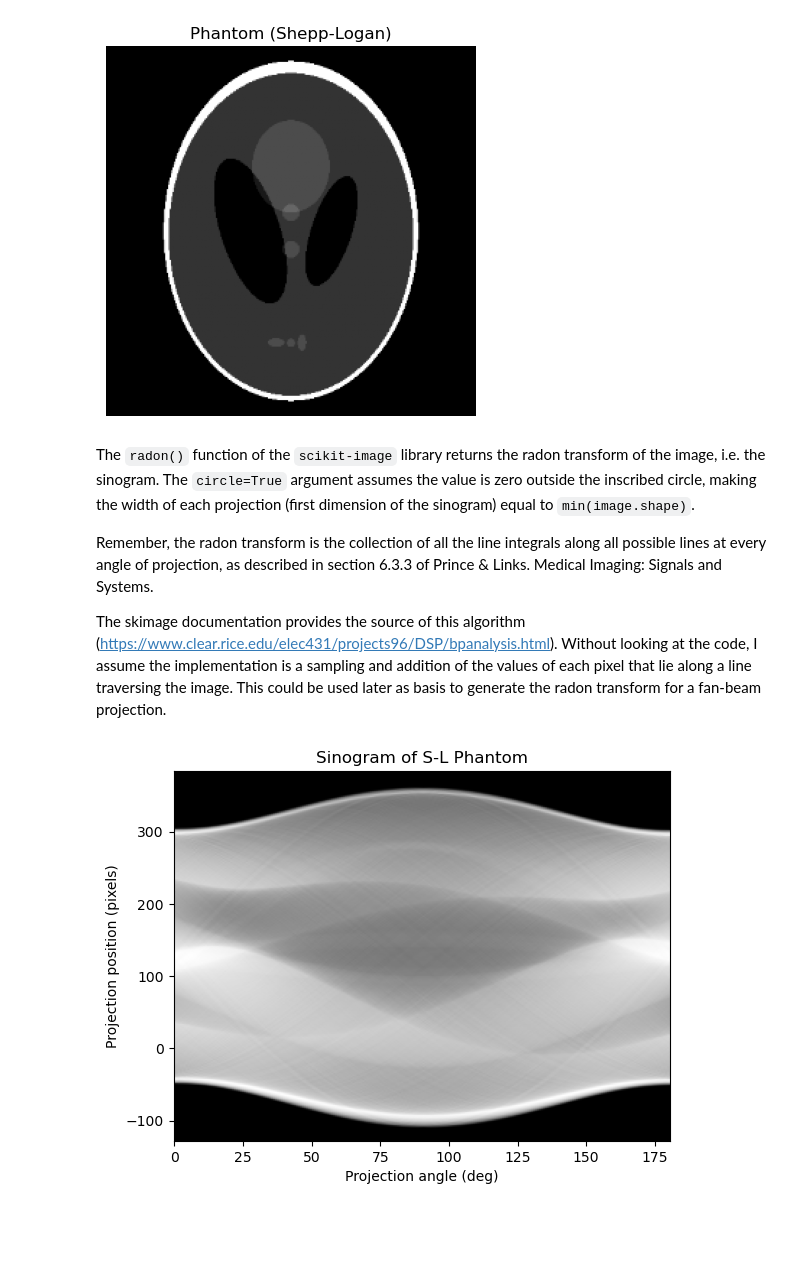
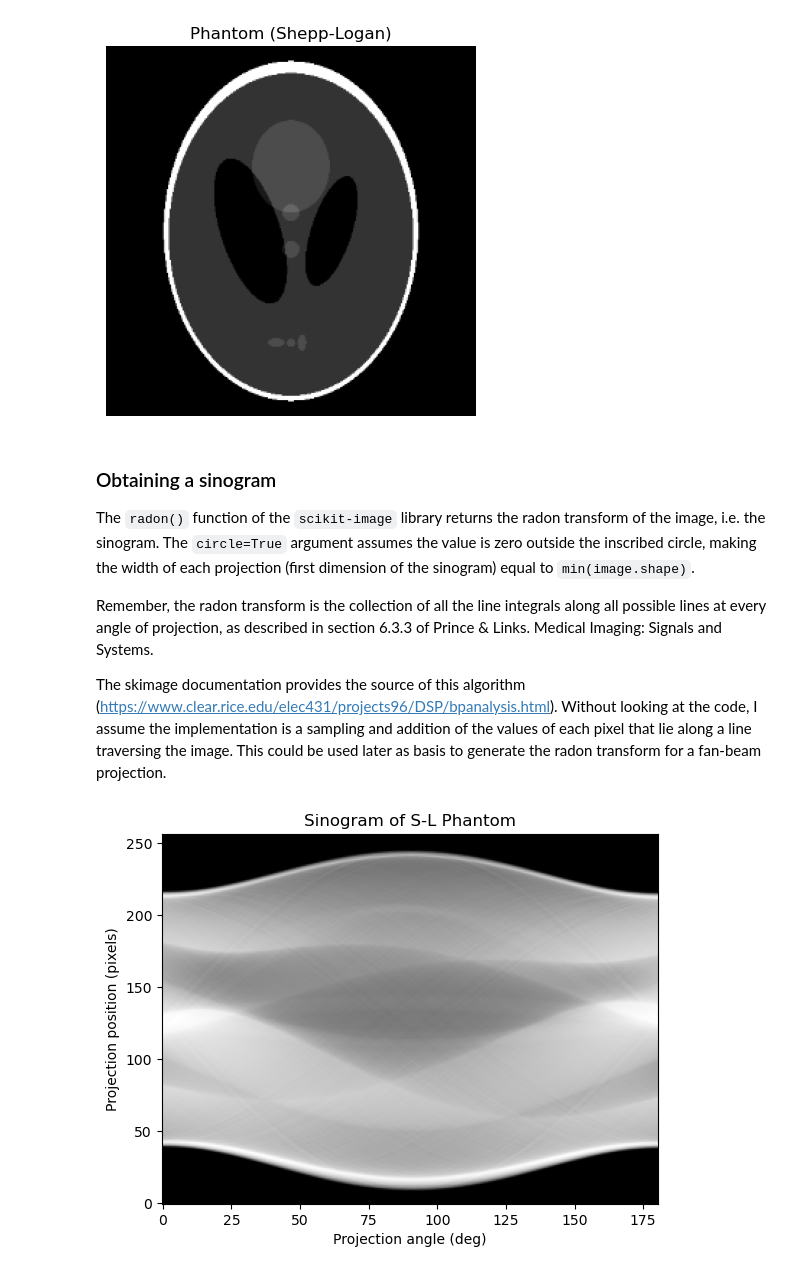
Before and after one commit to odroseroc/ct_reconstruction_project, a Jupyter notebook: notebooks/reconstruction_demo.ipynb, the cells around one changed output. Drawn from its saved outputs; the diff is of its cells as text; code cells hidden in the pictures; blank space fills up the shorter version.

```diff
--- a/notebooks/reconstruction_demo.ipynb
+++ b/notebooks/reconstruction_demo.ipynb
@@ -16,6 +19,8 @@ plt.show()
 # %% [output]
 [figure]
 # %% [markdown]
+### Obtaining a sinogram
+
 The `radon()` function of the `scikit-image` library returns the radon transform of the image, i.e. the sinogram. The `circle=True` argument assumes the value is zero outside the inscribed circle, making the width of each projection (first dimension of the sinogram) equal to `min(image.shape)`.
 
 Remember, the radon transform is the collection of all the line integrals along all possible lines at every angle of projection, as described in section 6.3.3 of Prince & Links. Medical Imaging: Signals and Systems.
@@ -24,17 +29,17 @@ The skimage documentation provides the source of this algorithm (https://www.cle
 # %%
 # Simulating the sinogram using radon transform
 
 from skimage.transform import radon
 
 max_angle=180.0
 theta =  np.linspace(0., max_angle, max(phantom.shape), endpoint=False) # (start, stop, n_samples, don't include endpoint)
 sinogram = radon(phantom, theta=theta, circle=True)
-dx, dy = 0.5*max_angle/max(phantom.shape), 0.5*sinogram.shape[0]
+dx, dy = 0.5*max_angle/max(phantom.shape), 0.5
 
 plt.imshow(sinogram, cmap=plt.cm.Greys_r, extent=(-dx, max_angle+dx, -dy, sinogram.shape[0]+dy) ,aspect='auto')
 plt.title("Sinogram of S-L Phantom")
 plt.xlabel("Projection angle (deg)")
 plt.ylabel("Projection position (pixels)")
 plt.show()
 # %% [output]
-[figure, old version]
+[figure, new version]
```
Also changed, not shown: parts of 20 cells of this notebook, 1 other file.
